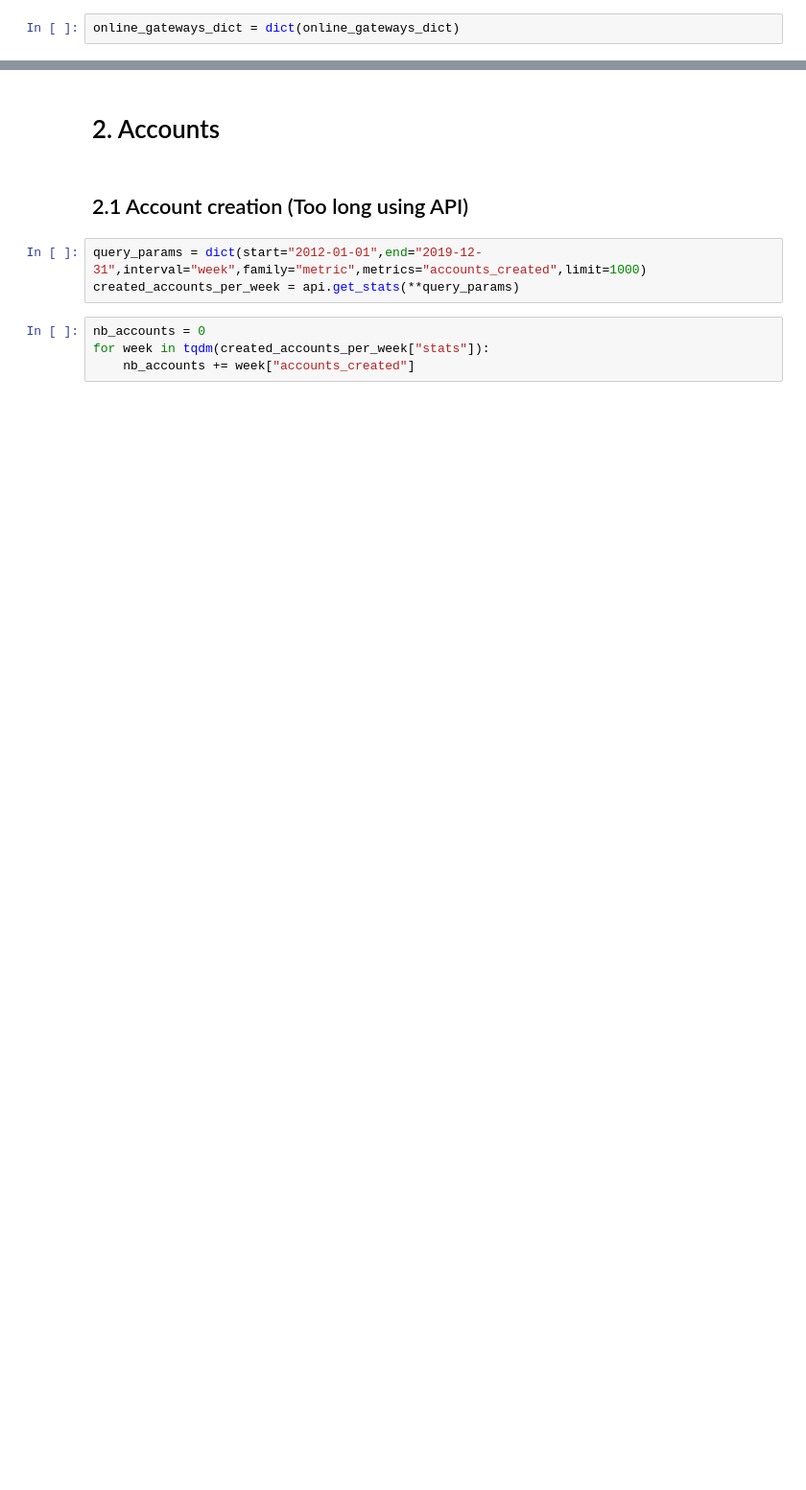
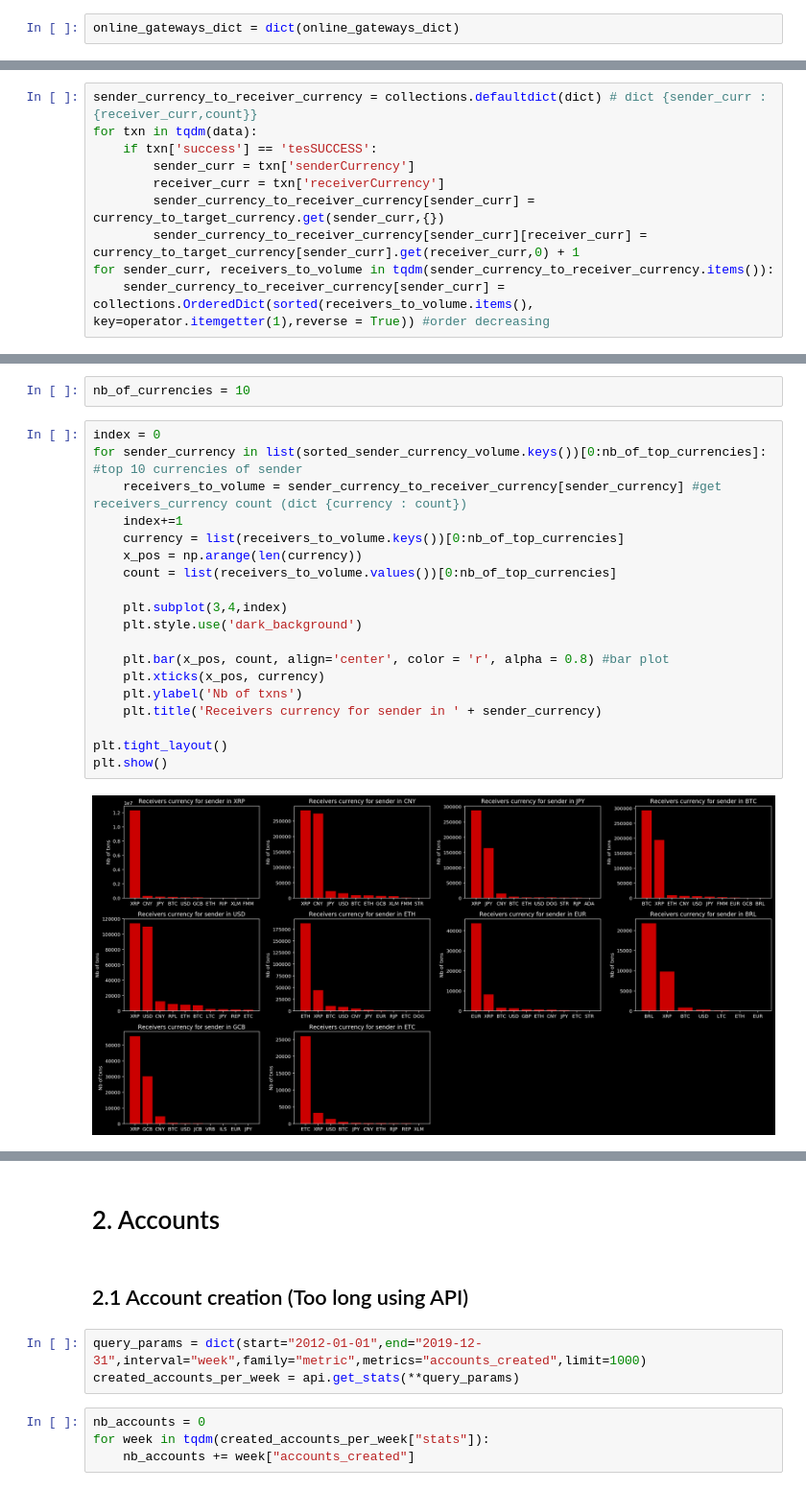
Before and after one commit to dedis/student_19_ripple-locality, a Jupyter notebook: ripple_analysis/ripple_analysis.ipynb, the cells around one changed output, grey strips where cells are left out. Shown at 96% size. Drawn from its saved outputs; the diff is of its cells as text; blank space fills up the shorter version.

```diff
--- a/ripple_analysis/ripple_analysis.ipynb
+++ b/ripple_analysis/ripple_analysis.ipynb
@@ -209,0 +305,10 @@ There are 20 currency that appears in direct payments that are not offered by on
+# %%
+sender_currency_to_receiver_currency = collections.defaultdict(dict) # dict {sender_curr :{receiver_curr,count}}
+for txn in tqdm(data):
+    if txn['success'] == 'tesSUCCESS':
+        sender_curr = txn['senderCurrency']
+        receiver_curr = txn['receiverCurrency']
+        sender_currency_to_receiver_currency[sender_curr] = currency_to_target_currency.get(sender_curr,{})
+        sender_currency_to_receiver_currency[sender_curr][receiver_curr] = currency_to_target_currency[sender_curr].get(receiver_curr,0) + 1
+for sender_curr, receivers_to_volume in tqdm(sender_currency_to_receiver_currency.items()):
+    sender_currency_to_receiver_currency[sender_curr] = collections.OrderedDict(sorted(receivers_to_volume.items(), key=operator.itemgetter(1),reverse = True)) #order decreasing
@@ -209,0 +318,23 @@ There are 20 currency that appears in direct payments that are not offered by on
+# %%
+nb_of_currencies = 10
+# %%
+index = 0
+for sender_currency in list(sorted_sender_currency_volume.keys())[0:nb_of_top_currencies]: #top 10 currencies of sender
+    receivers_to_volume = sender_currency_to_receiver_currency[sender_currency] #get receivers_currency count (dict {currency : count})
+    index+=1
+    currency = list(receivers_to_volume.keys())[0:nb_of_top_currencies]
+    x_pos = np.arange(len(currency))
+    count = list(receivers_to_volume.values())[0:nb_of_top_currencies]
+
+    plt.subplot(3,4,index)
+    plt.style.use('dark_background')
+
+    plt.bar(x_pos, count, align='center', color = 'r', alpha = 0.8) #bar plot
+    plt.xticks(x_pos, currency)
+    plt.ylabel('Nb of txns')
+    plt.title('Receivers currency for sender in ' + sender_currency)
+
+plt.tight_layout()
+plt.show()
+# %% [output]
+[figure, added]
```
Also changed, not shown: parts of 70 cells of this notebook.
